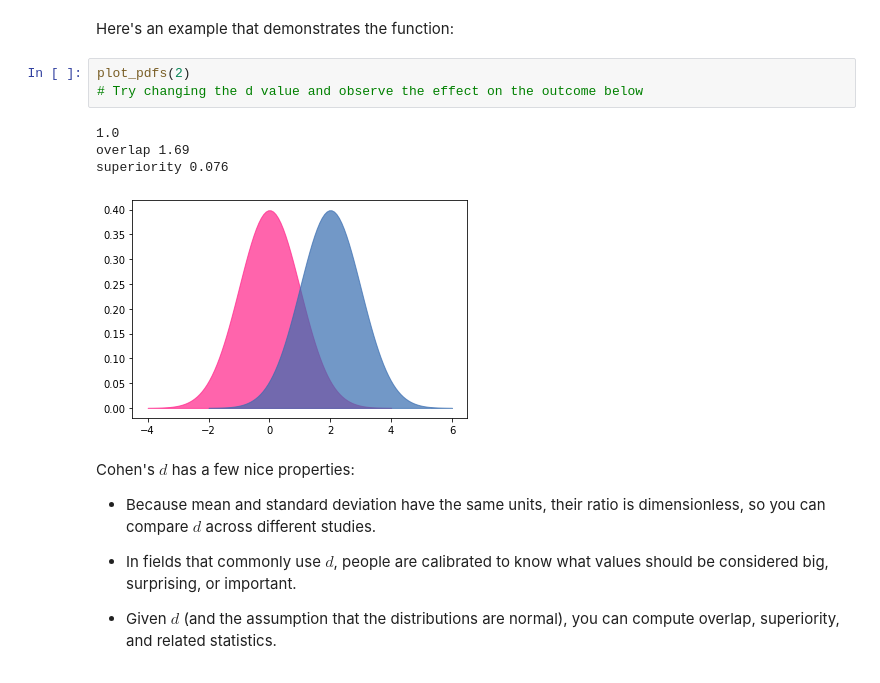
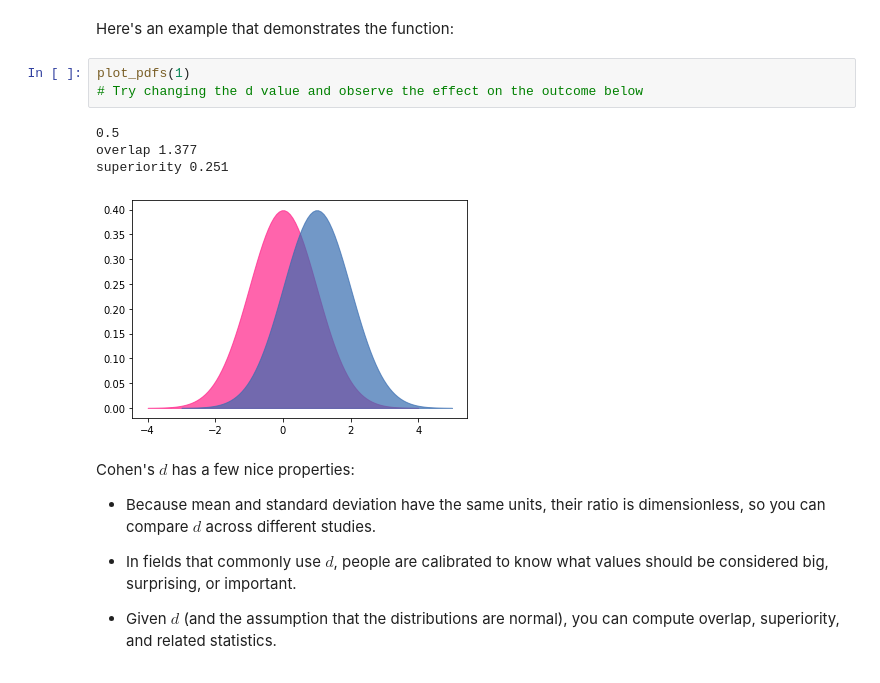
Before and after one commit to OsterMendel/dsc-effect-sizes-nyc-ds-021720, a Jupyter notebook: index.ipynb, the cells around one changed output. Drawn from its saved outputs; the diff is of its cells as text.

```diff
--- a/index.ipynb
+++ b/index.ipynb
@@ -434,13 +434,13 @@ def plot_pdfs(cohen_d=2):
 # %% [markdown]
 Here's an example that demonstrates the function:
 # %%
-plot_pdfs(2)
+plot_pdfs(1)
 # Try changing the d value and observe the effect on the outcome below
 # %% [output]
-1.0
-overlap 1.69
-superiority 0.076
+0.5
+overlap 1.377
+superiority 0.251
-[figure, old version]
+[figure, new version]
 # %% [markdown]
 Cohen's $d$ has a few nice properties:
 
```
